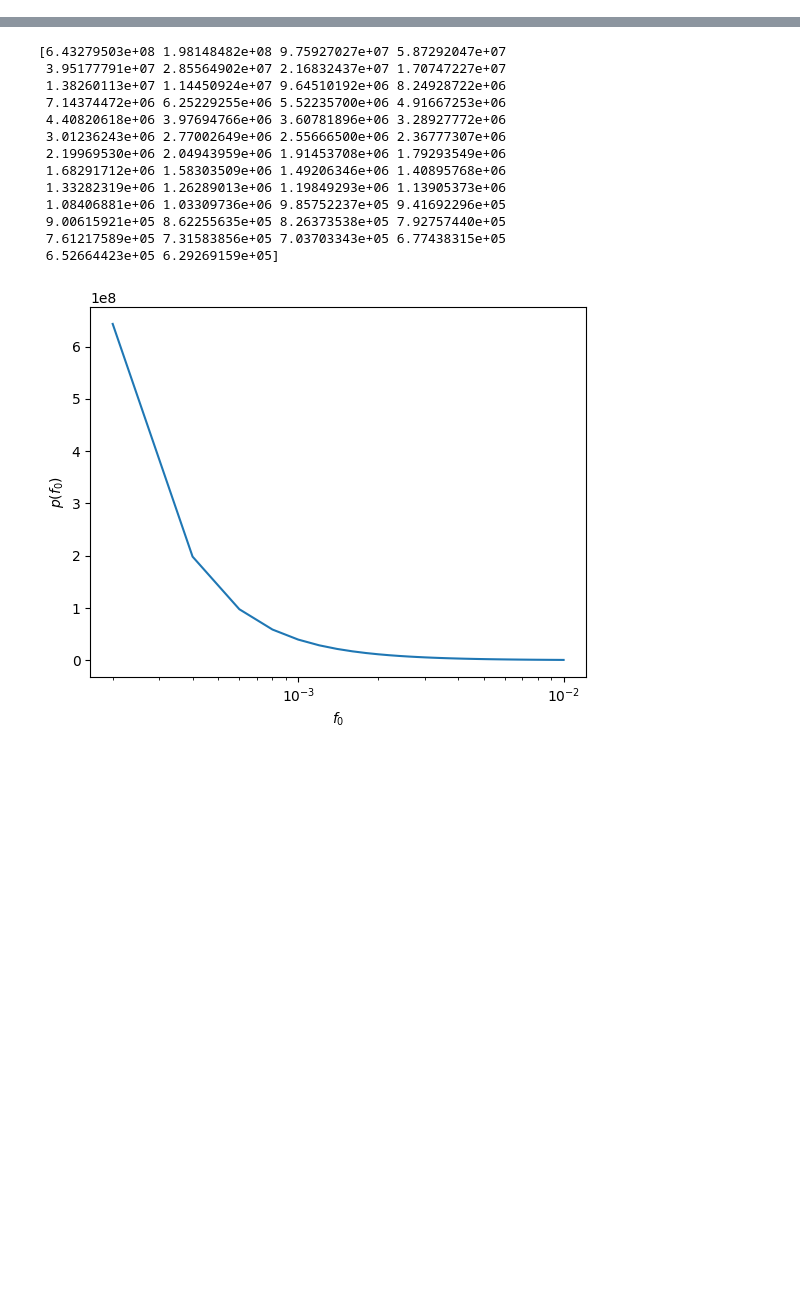
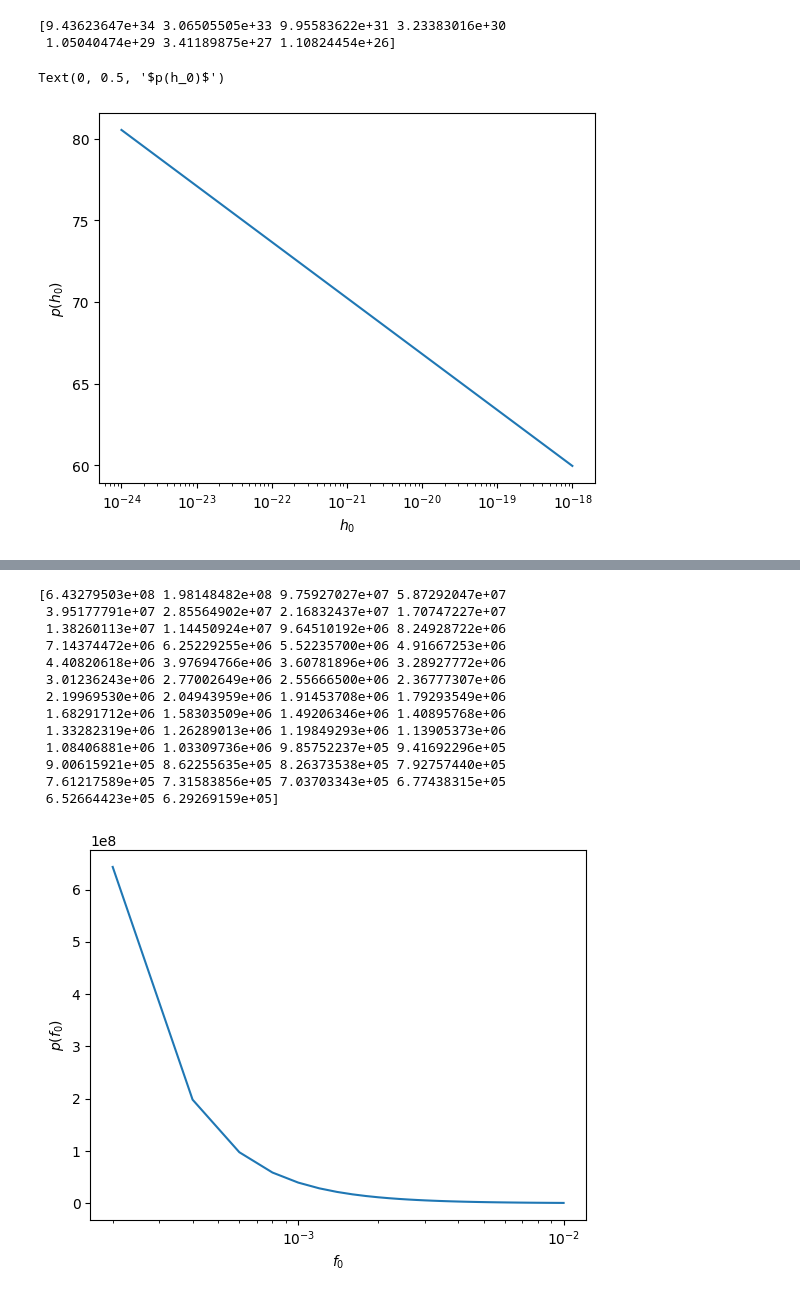
Before and after one commit to deborahDOR/Priors, a Jupyter notebook: SMBH_priors_updated.ipynb, the cells around one changed output, grey strips where cells are left out. Saved outputs shown, nothing was run; the diff lists cells and outputs as text; code cells hidden in the pictures; blank space fills up the shorter version.

```diff
--- a/SMBH_priors_updated.ipynb
+++ b/SMBH_priors_updated.ipynb
@@ -61,0 +154,13 @@ print(P_h0(tab_h0))
+# %%
+tab_h0=np.array([10**(-24),10**(-23),10**(-22),10**(-21),10**(-20), 10**(-19), 10**(-18)])
+plt.semilogx(tab_h0,(np.log(P_h0app(tab_h0))))
+print(P_h0app(tab_h0))
+plt.xlabel(r'$h_0$')
+plt.ylabel(r'$p(h_0)$')
+#plt.figure()
+#plt.semilogx(tab_h0,P_h0bis(tab_h0))
+# %% [output]
+[9.43623647e+34 3.06505505e+33 9.95583622e+31 3.23383016e+30
+ 1.05040474e+29 3.41189875e+27 1.10824454e+26]
+Text(0, 0.5, '$p(h_0)$')
+[figure, added]
```
Also changed, not shown: parts of 19 cells of this notebook, 2 other files.
